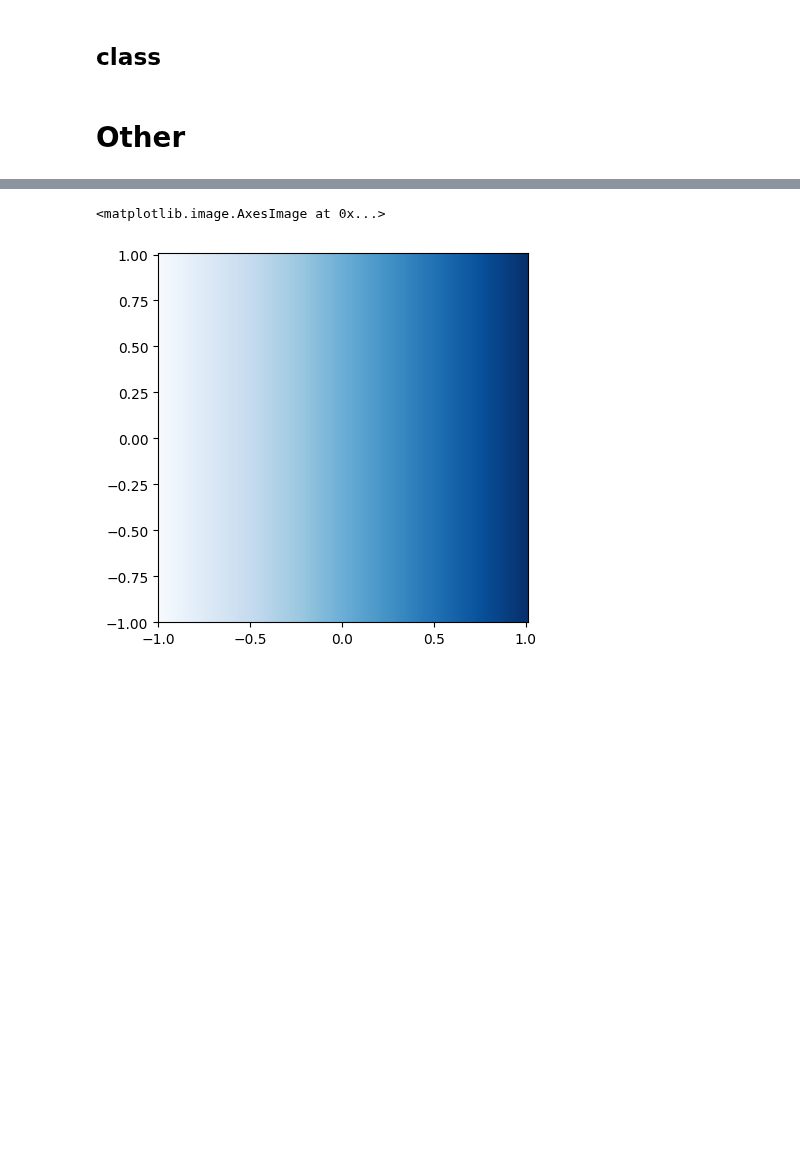
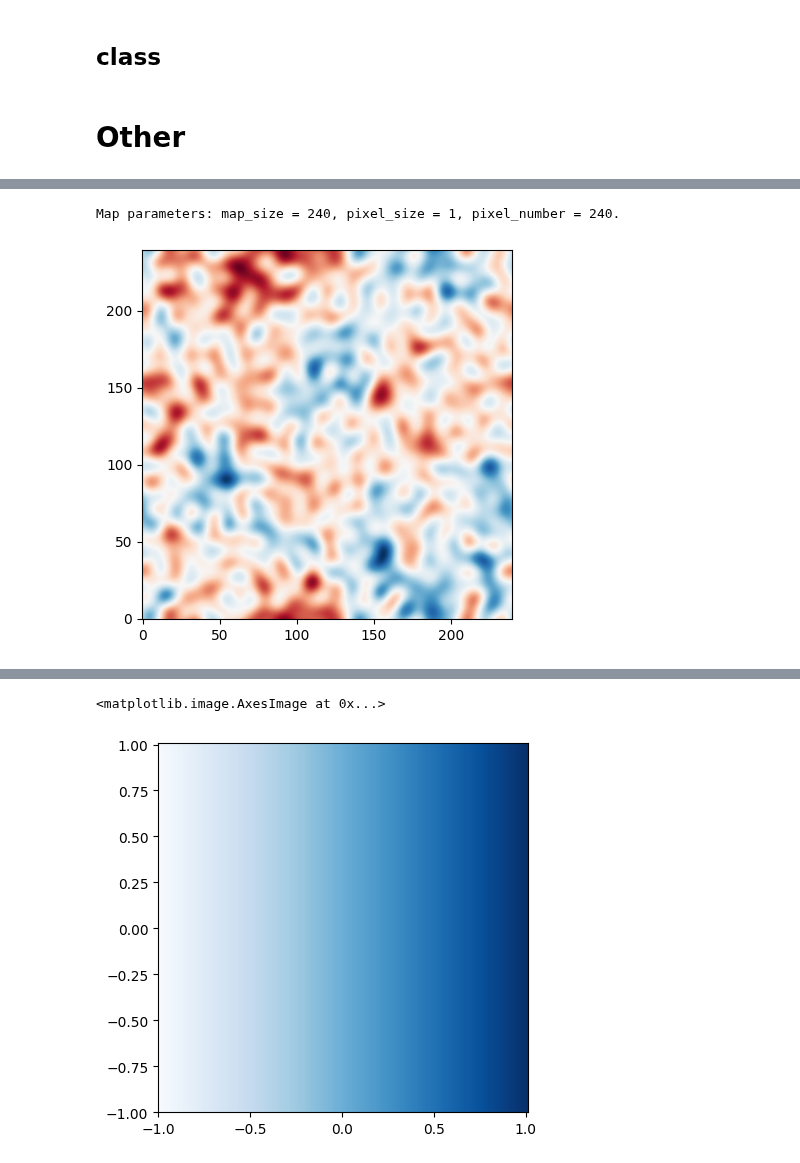
Before and after one commit to jzimm24/research-intern-AIfA, a Jupyter notebook: notebookes/cmb-maps.ipynb, the cells around one changed output, grey strips where cells are left out. Saved outputs shown, nothing was run; the diff lists cells and outputs as text; code cells hidden in the pictures; blank space fills up the shorter version.

```diff
--- a/notebookes/cmb-maps.ipynb
+++ b/notebookes/cmb-maps.ipynb
@@ -1001,0 +985,7 @@ NameError: name 'testLens1' is not defined
+# %%
+background = map_maker(map_size=2, pixel_size=0.5, l_degrees=3000, const=3e-3, index=-1)
+background_map_fs, background_map, background_map_real = background.make_gaussian_random_field()
+#background.plot_gaussian_random_field()
+print(background.rms_estimation())
+pixel_number = background.pixel_number
+print(background.pixel_number)
@@ -1001,0 +998,6 @@ NameError: name 'testLens1' is not defined
+# %%
+lens = lens_profile()
+lens.set_angle_map(2, int(pixel_number))
+lens.delta_theta()
+lensing_map = lens.d_theta
+print(lens.d_theta.shape)
@@ -1001,0 +1022,15 @@ NameError: name 'testLens1' is not defined
+# %%
+output = lensing(pre_lens_map=background_map_real)
+output.lensing_map = lensing_map
+
+output.copy_map_parameters()
+output._make_pos_map()
+output.apply_lensing()
+#lensTest1.get_lensed_map()
+# %% [output]
+Map parameters: map_size = 240, pixel_size = 1, pixel_number = 240.
+# %%
+im1 = plt.imshow(output.get_lensed_map(), origin='lower', interpolation='bilinear', cmap='RdBu')
+im1.set_clim()
+# %% [output]
+[figure, added]
```
Also changed, not shown: parts of 7 cells of this notebook, 1 other file.
